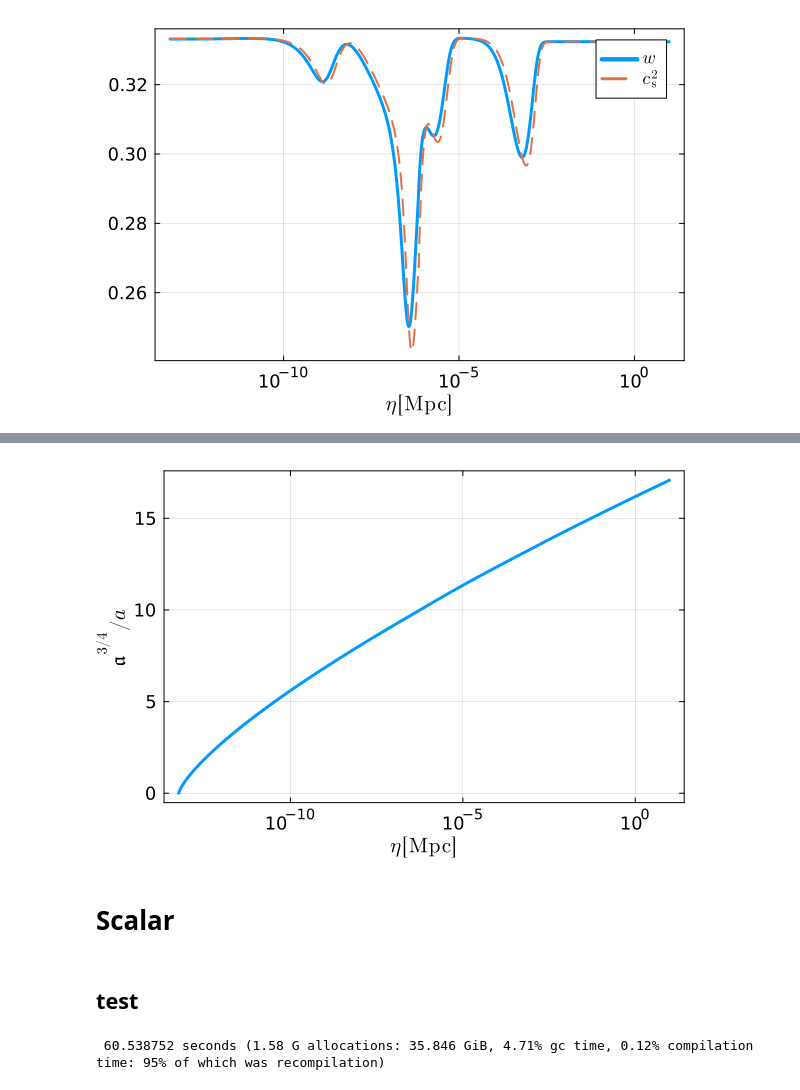
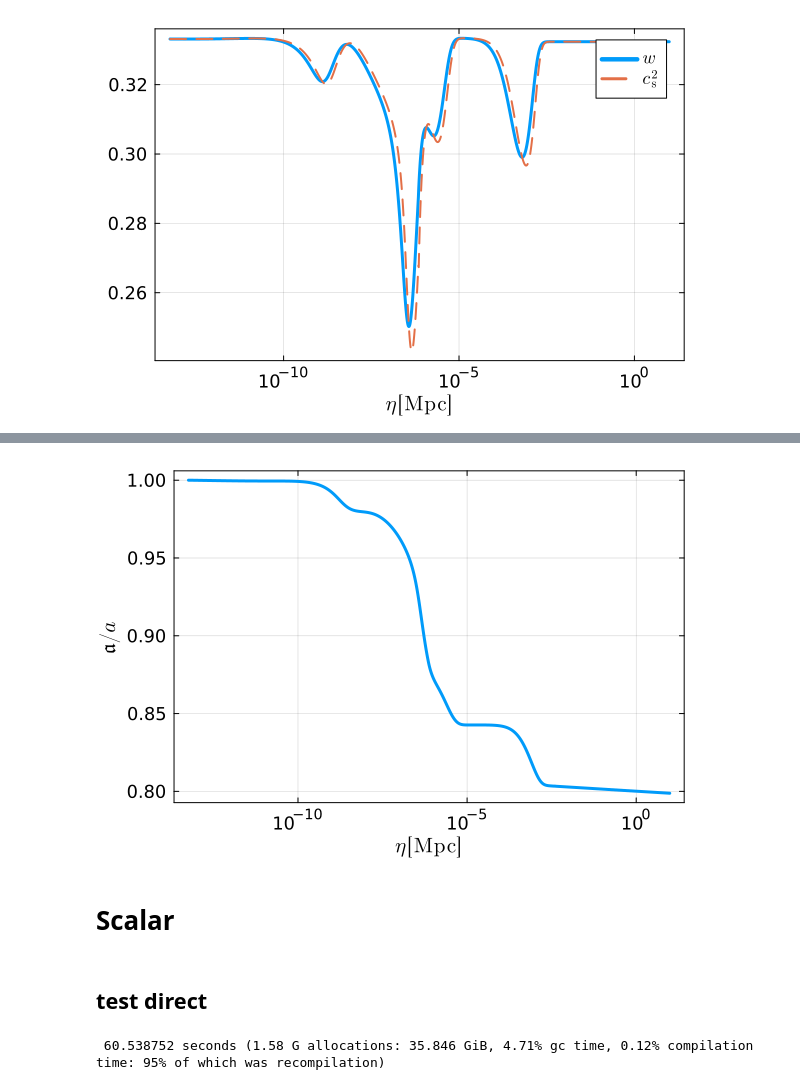
Before and after one commit to NekomammaT/SIGW_QCD, a Jupyter notebook: SIGW_QCD_WKB.ipynb, the cells around one changed output, grey strips where cells are left out. Saved outputs shown, nothing was run; the diff lists cells and outputs as text; code cells hidden in the pictures.

```diff
--- a/SIGW_QCD_WKB.ipynb
+++ b/SIGW_QCD_WKB.ipynb
@@ -315,11 +316,11 @@ plot!(etaList, map(x -> x*frkHint(x), etaList), label=L"$\mathfrak{H}$", linesty
 # %%
-plot(etaList, map(x -> frkaint(x)^(3/4)/aint(x), etaList), xscale=:log10, xlabel=L"$\eta\,[\mathrm{Mpc}]$", ylabel=L"$\mathfrak{a}^{3/4}/a$", legend=false)
+plot(etaList, map(x -> frkaint(x)/aint(x), etalist), xscale=:log10, xlabel=L"$\eta\,[\mathrm{Mpc}]$", ylabel=L"$\mathfrak{a}/a$")
 # %% [output]
-[figure, old version]
+[figure, new version]
 # %% [markdown]
 # Scalar
 # %% [markdown]
-## test
+## test direct
 # %%
 k = 1e6;
 xi = 1e-3;
```
Also changed, not shown: parts of 11 cells of this notebook, 1 other file.
